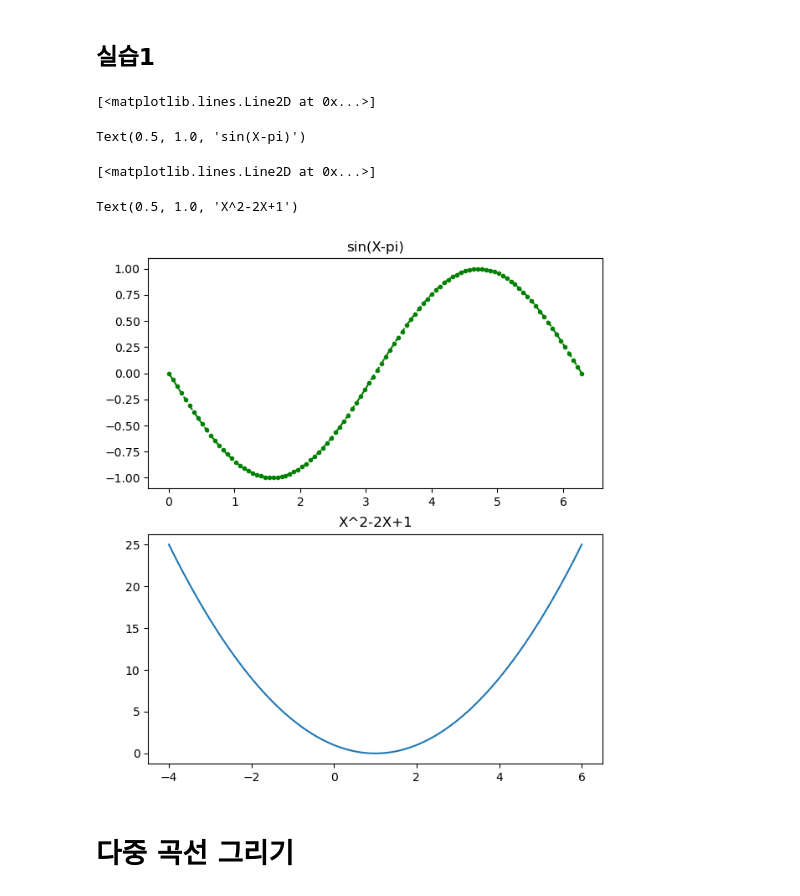
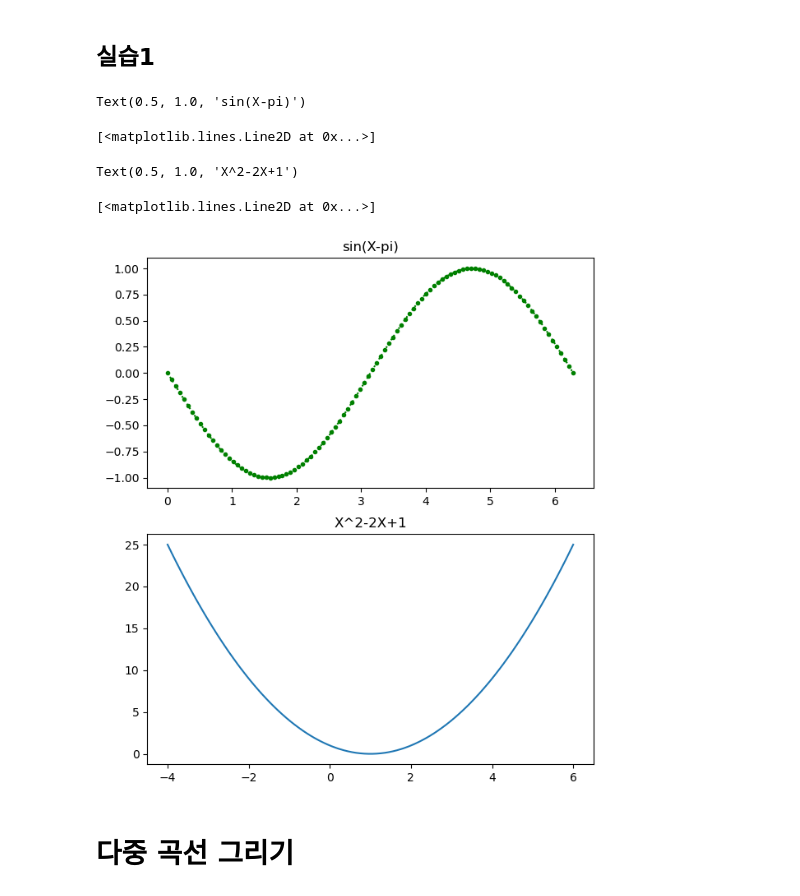
Before and after one commit to Woochang4862/USW-Data-Visualization, a Jupyter notebook: w3/dv2024_3w_code.ipynb, the cells around one changed output. Saved outputs shown, nothing was run; the diff lists cells and outputs as text; code cells hidden in the pictures.

```diff
--- a/w3/dv2024_3w_code.ipynb
+++ b/w3/dv2024_3w_code.ipynb
@@ -53,17 +53,26 @@ Text(0.5, 1.0, 'with numpy')
 [figure]
 # %% [markdown]
 ## 실습1
-# %%
-fig=plt.figure(figsize=(7,8), dpi=100)
-(ax1, ax2)=fig.subplots(2,1)
-
-## 코드작성
-# %% [output]
-[<matplotlib.lines.Line2D at 0x...>]
-Text(0.5, 1.0, 'sin(X-pi)')
-[<matplotlib.lines.Line2D at 0x...>]
-Text(0.5, 1.0, 'X^2-2X+1')
-[figure, removed]
+# %%
+fig=plt.figure(figsize=(7,8), dpi=100)
+(ax1, ax2)=fig.subplots(2,1)
+
+## 코드작성
+ax1.set_title('sin(X-pi)')
+X = np.linspace(0,2*np.pi,100)
+Y = np.sin(X-np.pi)
+ax1.plot(X,Y,'.:g')
+
+ax2.set_title('X^2-2X+1')
+X = np.linspace(-4,6,100)
+Y = X**2-2*X+1
+ax2.plot(X,Y)
+# %% [output]
+Text(0.5, 1.0, 'sin(X-pi)')
+[<matplotlib.lines.Line2D at 0x...>]
+Text(0.5, 1.0, 'X^2-2X+1')
+[<matplotlib.lines.Line2D at 0x...>]
+[figure, added]
 # %% [markdown]
 # 다중 곡선 그리기
 # %%
```
Also changed, not shown: parts of 2 cells of this notebook.
